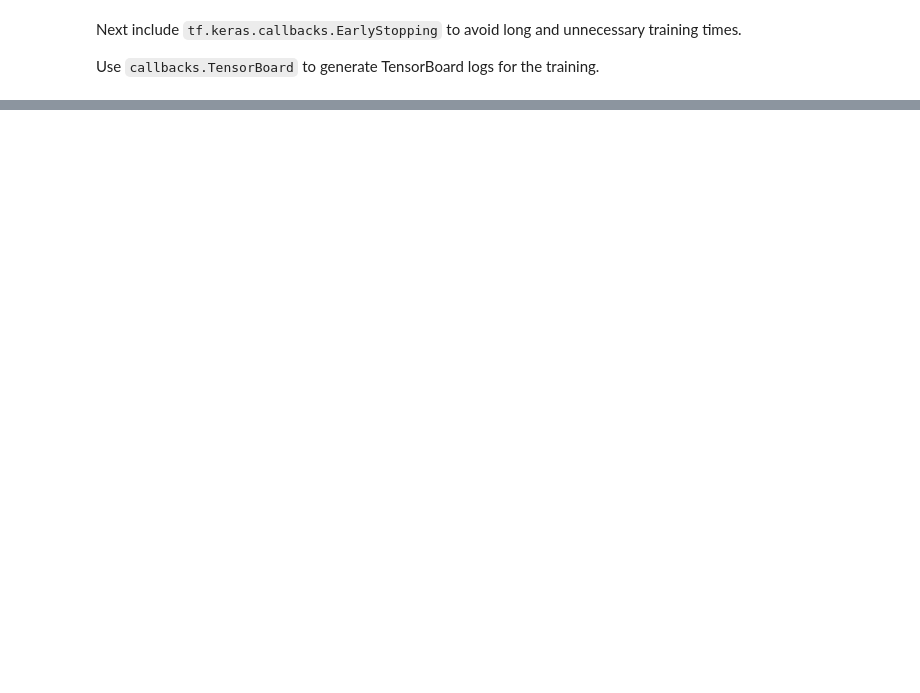
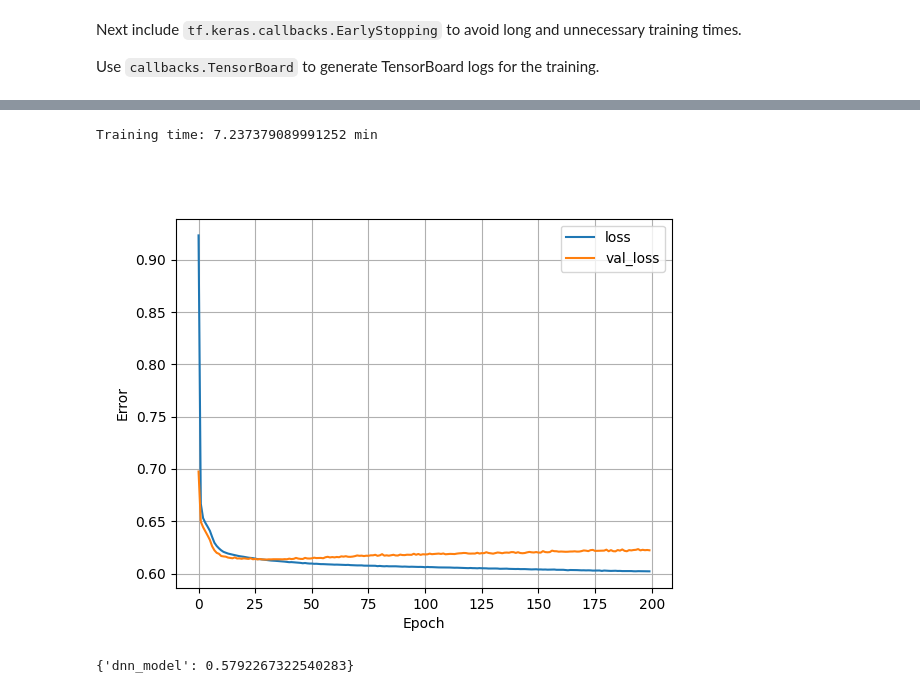
Before and after one commit to mariacarrizo/InvEM-ML, a Jupyter notebook: Synth-2Layer/Notebooks/3_ML.ipynb, the cells around one changed output, grey strips where cells are left out. Saved outputs shown, nothing was run; the diff lists cells and outputs as text; code cells hidden in the pictures; blank space fills up the shorter version.

```diff
--- a/Synth-2Layer/Notebooks/3_ML.ipynb
+++ b/Synth-2Layer/Notebooks/3_ML.ipynb
@@ -530,0 +401,19 @@ plt.grid(True)
+# %%
+normalizer = tf.keras.layers.Normalization(axis=-1)
+normalizer.adapt(np.array(train_features_noisy))
+# %%
+def build_and_compile_model_noise(norm):
+    model = Sequential([
+      norm,
+      layers.Dense(36, activation='softmax' ),
+      layers.Dense(36, activation='softmax' ),
+      layers.Dense(36, activation='softmax' ),
+      layers.Dense(3, ) # added a non neg constraint, will it work? tf.keras.constraints.NonNeg()
+    ])
+
+    model.compile(loss='mean_absolute_error',
+                optimizer=tf.keras.optimizers.Adam(0.001))
+    return model
+# %%
+dnn_model = build_and_compile_model_noise(normalizer)
+dnn_model.summary()
@@ -530,0 +441,30 @@ plt.grid(True)
+# %%
+startTime = time.time()
+
+max_epochs=200
+history = dnn_model.fit(
+    train_features_noisy,
+    train_labels,
+    validation_split=0.2,
+    verbose=0, epochs=max_epochs) # maybe switch max_epochs to 200
+
+endTime = time.time() - startTime
+print('Training time:', endTime/60, 'min')
+# %% [output]
+Training time: 7.237379089991252 min
+# %%
+plt.figure()
+plt.plot(history.history['loss'], label='loss')
+plt.plot(history.history['val_loss'], label='val_loss')
+plt.xlabel('Epoch')
+plt.ylabel('Error')
+plt.legend()
+plt.grid(True)
+# %% [output]
+[figure, added]
+# %%
+test_results = {}
+test_results['dnn_model'] = dnn_model.evaluate(test_features, test_labels, verbose=0)
+test_results
+# %% [output]
+{'dnn_model': 0.5792267322540283}
```
Also changed, not shown: parts of 33 cells of this notebook.
